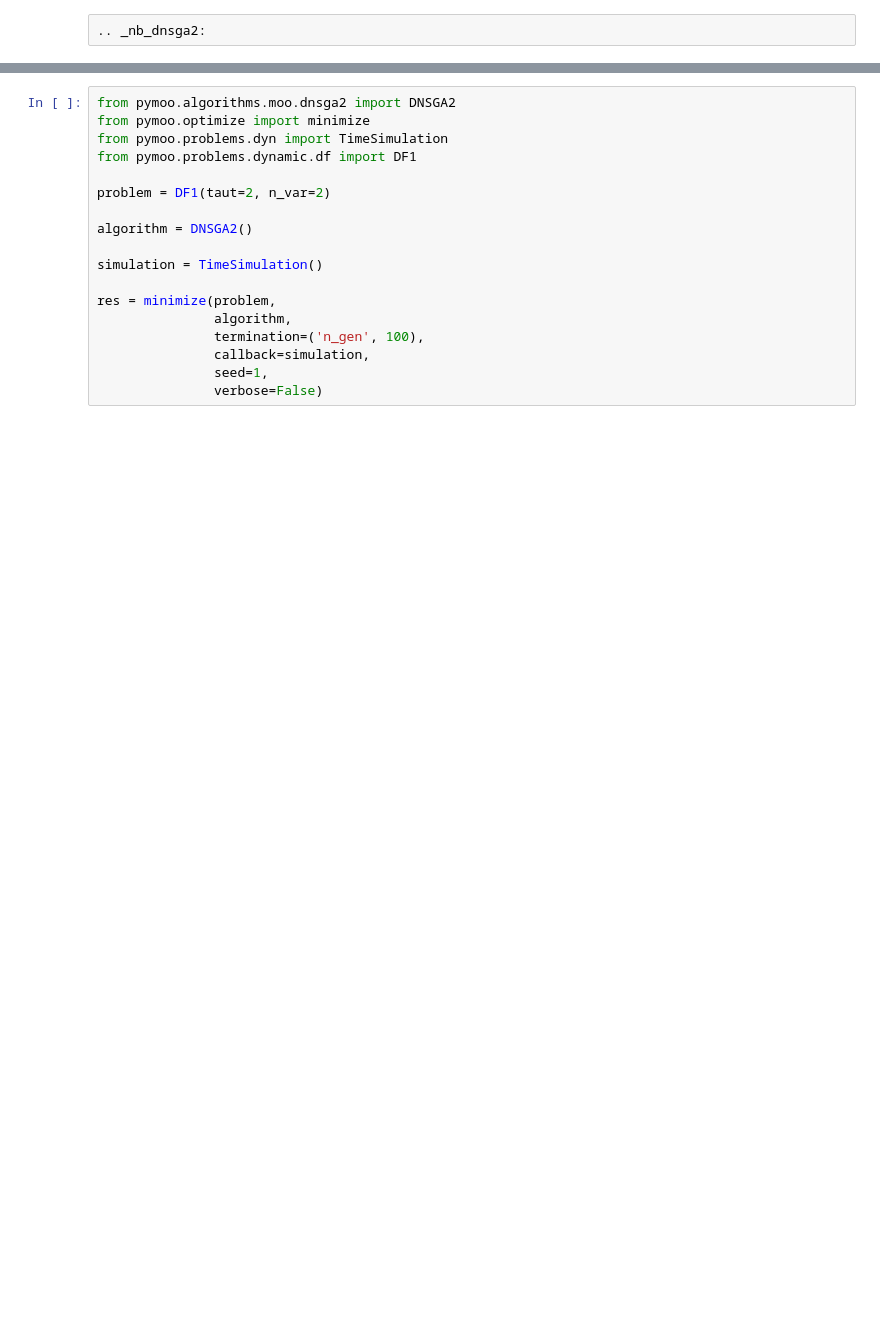
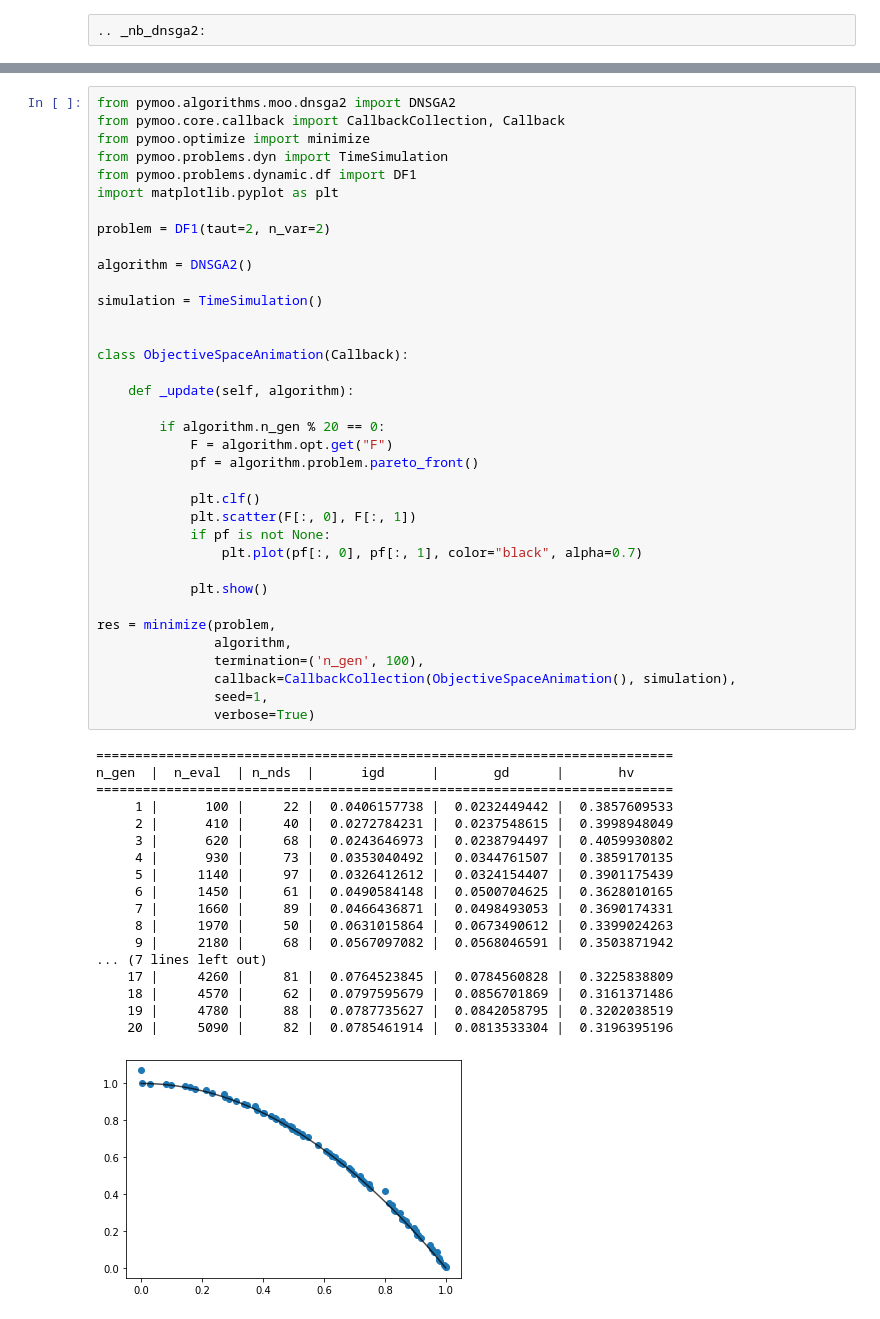
Before and after one commit to anyoptimization/pymoo, a Jupyter notebook: docs/source/algorithms/moo/dnsga2.ipynb, the cells around one changed output, grey strips where cells are left out. Cells and saved outputs as stored; diff of their text form; blank space fills up the shorter version.

```diff
--- a/docs/source/algorithms/moo/dnsga2.ipynb
+++ b/docs/source/algorithms/moo/dnsga2.ipynb
@@ -11,18 +7,55 @@
 # %%
 from pymoo.algorithms.moo.dnsga2 import DNSGA2
+from pymoo.core.callback import CallbackCollection, Callback
 from pymoo.optimize import minimize
 from pymoo.problems.dyn import TimeSimulation
 from pymoo.problems.dynamic.df import DF1
+import matplotlib.pyplot as plt
 
 problem = DF1(taut=2, n_var=2)
 
 algorithm = DNSGA2()
 
 simulation = TimeSimulation()
 
+
+class ObjectiveSpaceAnimation(Callback):
+
+    def _update(self, algorithm):
+
+        if algorithm.n_gen % 20 == 0:
+            F = algorithm.opt.get("F")
+            pf = algorithm.problem.pareto_front()
+
+            plt.clf()
+            plt.scatter(F[:, 0], F[:, 1])
+            if pf is not None:
+                plt.plot(pf[:, 0], pf[:, 1], color="black", alpha=0.7)
+
+            plt.show()
+
 res = minimize(problem,
                algorithm,
                termination=('n_gen', 100),
-               callback=simulation,
+               callback=CallbackCollection(ObjectiveSpaceAnimation(), simulation),
                seed=1,
-               verbose=False)
+               verbose=True)
+# %% [output]
+==========================================================================
+n_gen  |  n_eval  | n_nds  |      igd      |       gd      |       hv
+==========================================================================
+     1 |      100 |     22 |  0.0406157738 |  0.0232449442 |  0.3857609533
+     2 |      410 |     40 |  0.0272784231 |  0.0237548615 |  0.3998948049
+     3 |      620 |     68 |  0.0243646973 |  0.0238794497 |  0.4059930802
+     4 |      930 |     73 |  0.0353040492 |  0.0344761507 |  0.3859170135
+     5 |     1140 |     97 |  0.0326412612 |  0.0324154407 |  0.3901175439
+     6 |     1450 |     61 |  0.0490584148 |  0.0500704625 |  0.3628010165
+     7 |     1660 |     89 |  0.0466436871 |  0.0498493053 |  0.3690174331
+     8 |     1970 |     50 |  0.0631015864 |  0.0673490612 |  0.3399024263
+     9 |     2180 |     68 |  0.0567097082 |  0.0568046591 |  0.3503871942
+... (7 lines left out)
+    17 |     4260 |     81 |  0.0764523845 |  0.0784560828 |  0.3225838809
+    18 |     4570 |     62 |  0.0797595679 |  0.0856701869 |  0.3161371486
+    19 |     4780 |     88 |  0.0787735627 |  0.0842058795 |  0.3202038519
+    20 |     5090 |     82 |  0.0785461914 |  0.0813533304 |  0.3196395196
+[figure, added]
```
Also changed, not shown: parts of 5 cells of this notebook, 48 other files.
